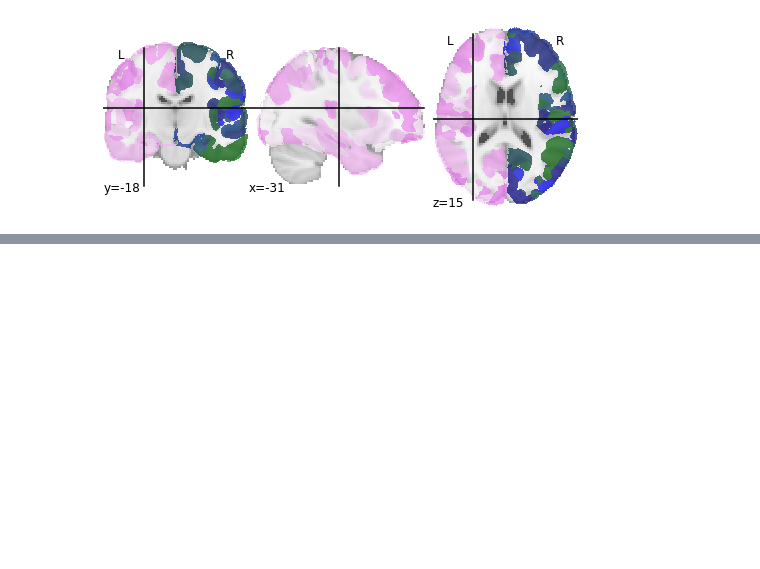
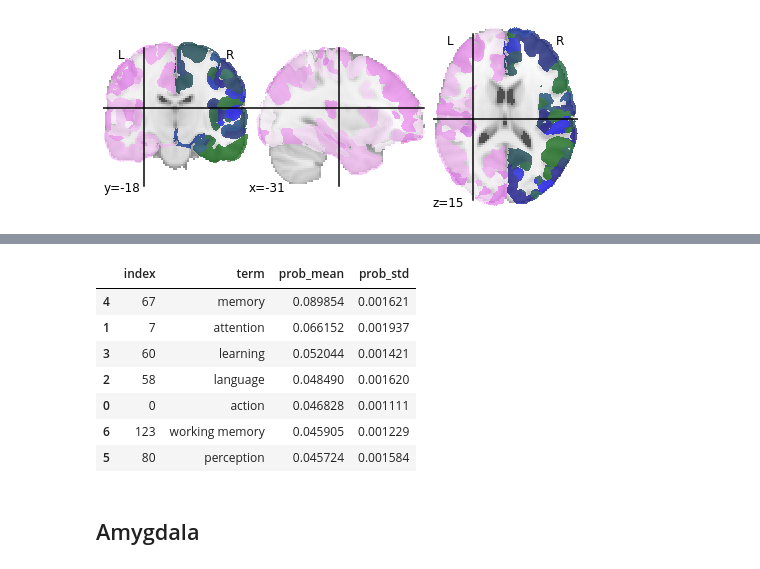
Before and after one commit to gzanitti/NeuroLang, a Jupyter notebook: examples/Reverse poeppl et al 2019.ipynb, the cells around one changed output, grey strips where cells are left out. Drawn from its saved outputs; the diff is of its cells as text; code cells hidden in the pictures; blank space fills up the shorter version.

```diff
--- a/examples/Reverse poeppl et al 2019.ipynb
+++ b/examples/Reverse poeppl et al 2019.ipynb
@@ -357,0 +515,28 @@ rest['result'].as_pandas_dataframe().sort_values('PROB', ascending=False).head(2
+# %%
+result_summary_stats = res['result_summary_stats']._container.copy()
+thr = np.percentile(result_summary_stats['prob_mean'], 95)
+sel_terms = (
+    result_summary_stats
+    .query('prob_mean >= @thr')
+    .reset_index()
+    .term
+    .unique()
+)
+results_summary_stats_thr = (
+    result_summary_stats
+    .query('term in @sel_terms')
+    .reset_index()
+    .sort_values(['prob_mean'], ascending=False)
+)
+results_summary_stats_thr
+# %% [output]
+|  | index | term | prob_mean | prob_std |
+| 4 | 67 | memory | 0.089854 | 0.001621 |
+| 1 | 7 | attention | 0.066152 | 0.001937 |
+| 3 | 60 | learning | 0.052044 | 0.001421 |
+| 2 | 58 | language | 0.048490 | 0.001620 |
+| 0 | 0 | action | 0.046828 | 0.001111 |
+| 6 | 123 | working memory | 0.045905 | 0.001229 |
+| 5 | 80 | perception | 0.045724 | 0.001584 |
+# %% [markdown]
+## Amygdala
```
Also changed, not shown: parts of 14 cells of this notebook, 1 other file.
